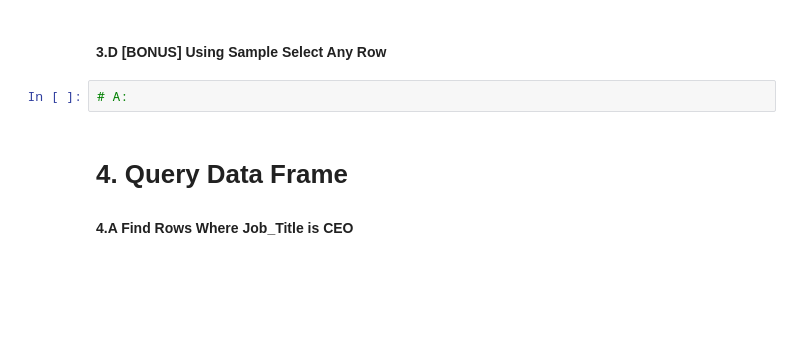
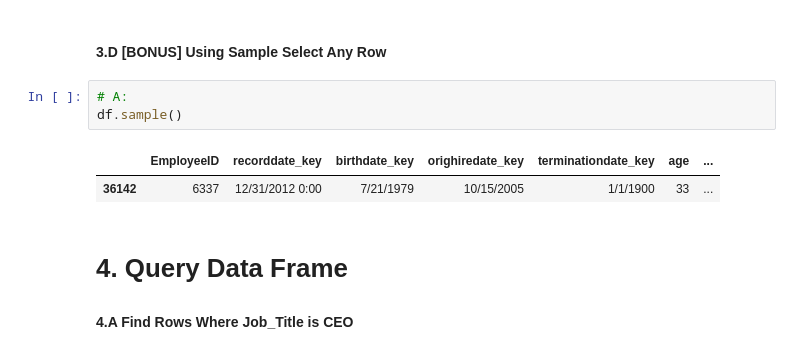
Before and after one commit to Leek03/dsia, a Jupyter notebook: hieu/1.2.2 Pandas Lab-Hieu.ipynb, the cells around one changed output. Drawn from its saved outputs; the diff is of its cells as text; blank space fills up the shorter version.

```diff
--- a/hieu/1.2.2 Pandas Lab-Hieu.ipynb
+++ b/hieu/1.2.2 Pandas Lab-Hieu.ipynb
@@ -266,6 +328,10 @@ df.describe(include='all')
 #### 3.D [BONUS] Using Sample Select Any Row
 # %%
 # A:
+df.sample()
+# %% [output]
+|  | EmployeeID | recorddate_key | birthdate_key | orighiredate_key | terminationdate_key | age | ... |
+| 36142 | 6337 | 12/31/2012 0:00 | 7/21/1979 | 10/15/2005 | 1/1/1900 | 33 | ... |
 # %% [markdown]
 # 4. Query Data Frame
 
```
Also changed, not shown: parts of 22 cells of this notebook, 6 other files.
